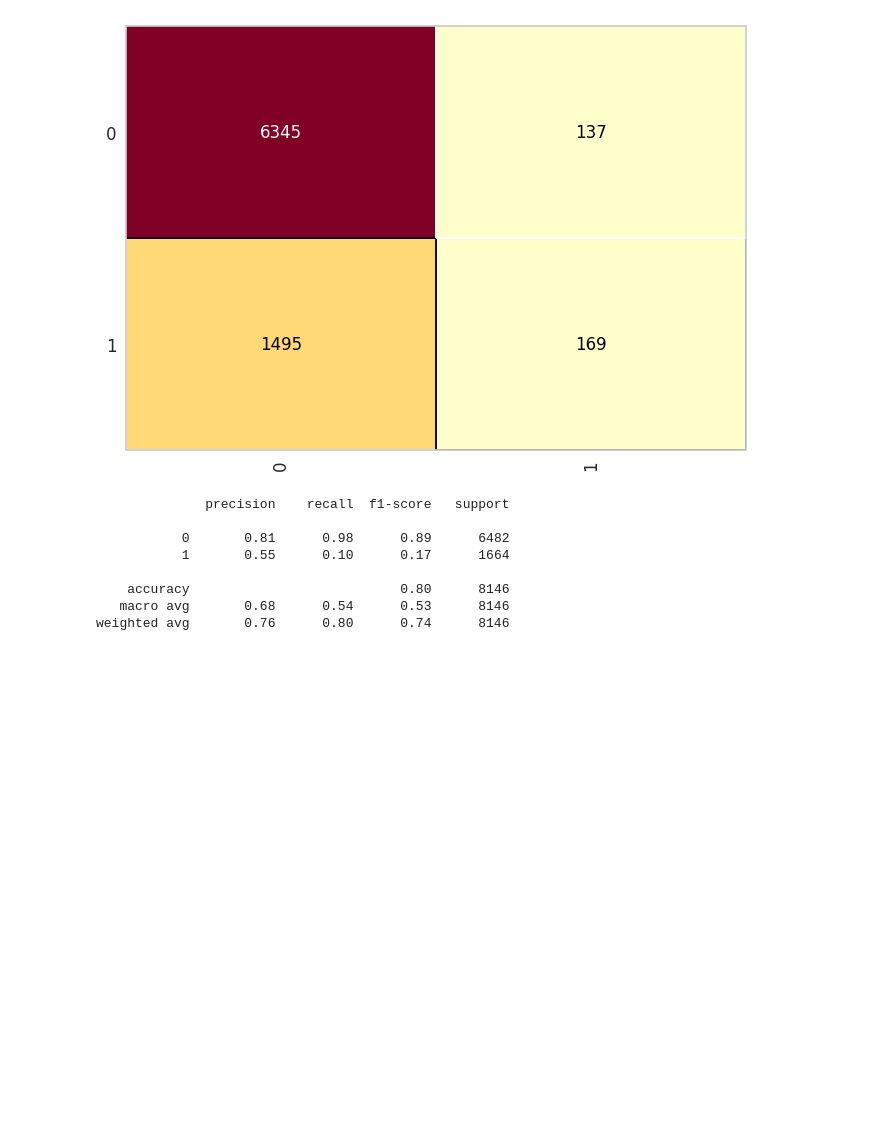
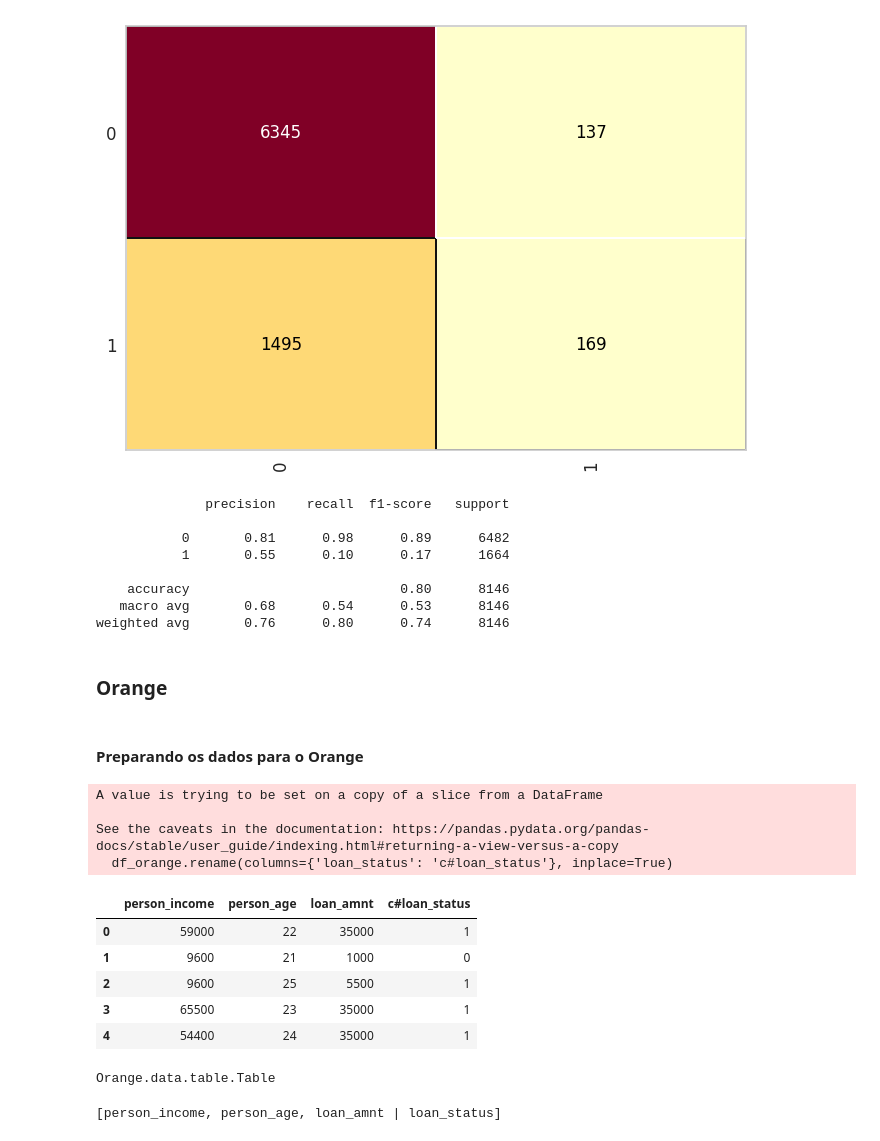
Before and after one commit to MarcelaMotta/risco-de-credito, a Jupyter notebook: naive_bayes/naive_bayes.ipynb, the cells around one changed output. Saved outputs shown, nothing was run; the diff lists cells and outputs as text; code cells hidden in the pictures; blank space fills up the shorter version.

Commit message:
Orange model

```diff
--- a/naive_bayes/naive_bayes.ipynb
+++ b/naive_bayes/naive_bayes.ipynb
@@ -210,3 +278,22 @@ print(classification_report(y_credit_teste, previsao))
     accuracy                           0.80      8146
    macro avg       0.68      0.54      0.53      8146
 weighted avg       0.76      0.80      0.74      8146
+# %% [markdown]
+### Orange
+# %% [markdown]
+#### Preparando os dados para o Orange
+# %%
+df_orange = df[['person_income', 'person_age', 'loan_amnt', 'loan_status']]
+df_orange.rename(columns={'loan_status': 'c#loan_status'}, inplace=True)
+df_orange.head()
+# %% [output]
+A value is trying to be set on a copy of a slice from a DataFrame
+
+See the caveats in the documentation: https://pandas.pydata.org/pandas-docs/stable/user_guide/indexing.html#returning-a-view-versus-a-copy
+  df_orange.rename(columns={'loan_status': 'c#loan_status'}, inplace=True)
+|  | person_income | person_age | loan_amnt | c#loan_status |
+| 0 | 59000 | 22 | 35000 | 1 |
+| 1 | 9600 | 21 | 1000 | 0 |
+| 2 | 9600 | 25 | 5500 | 1 |
+| 3 | 65500 | 23 | 35000 | 1 |
+| 4 | 54400 | 24 | 35000 | 1 |
@@ -212,0 +306,8 @@ weighted avg       0.76      0.80      0.74      8146
+# %%
+type(df2)
+# %% [output]
+Orange.data.table.Table
+# %%
+df2.domain
+# %% [output]
+[person_income, person_age, loan_amnt | loan_status]
```
Also changed, not shown: parts of 14 cells of this notebook.
